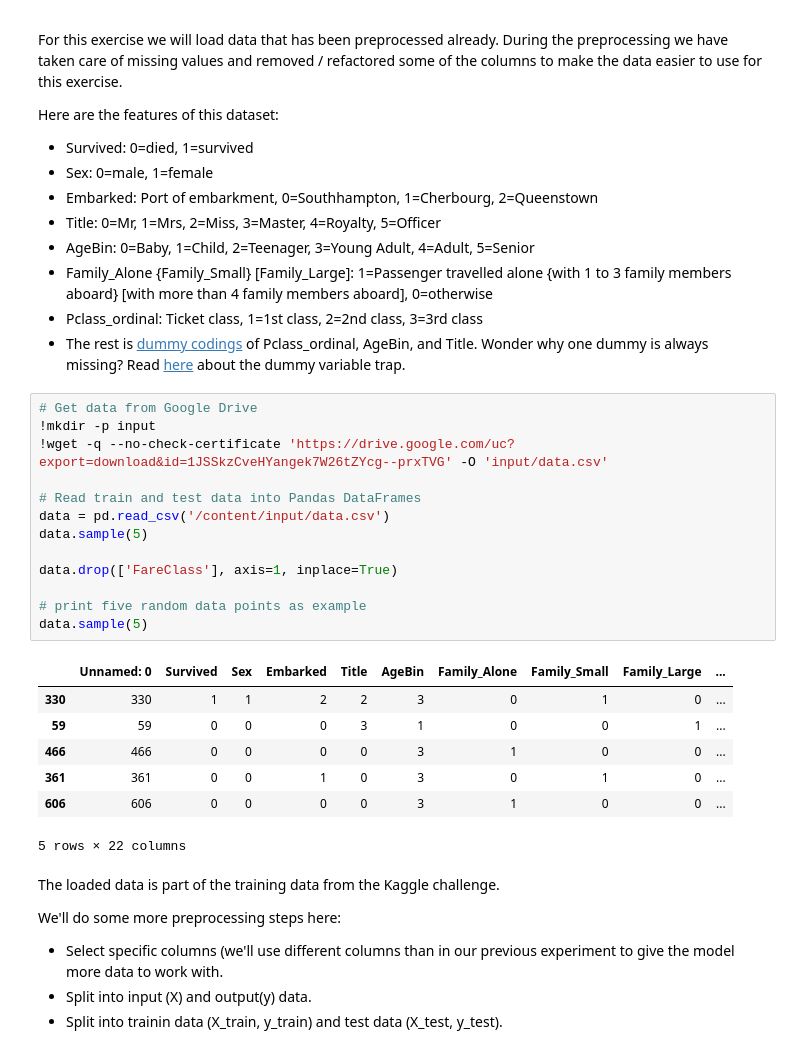
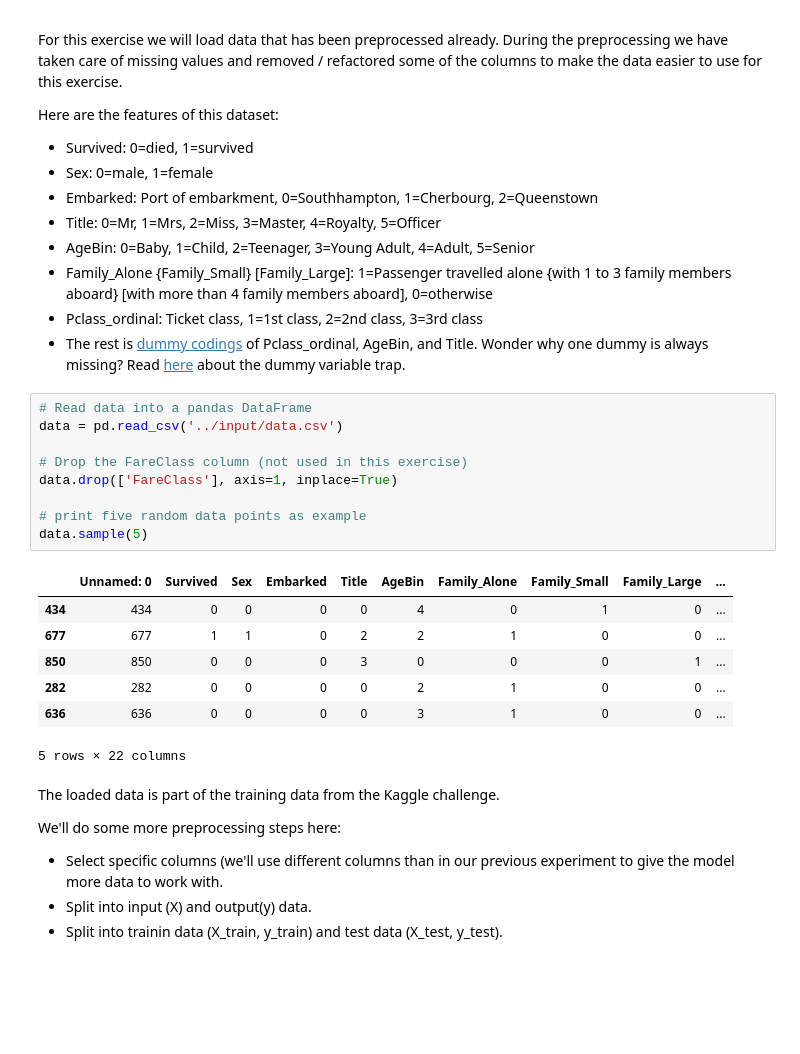
Before and after one commit to carl-castell/ai_basics, a Jupyter notebook: notebooks/Titanic_Challenge - extended.ipynb, the cells around one changed output. Drawn from its saved outputs; the diff is of its cells as text; blank space fills up the shorter version.

```diff
--- a/notebooks/Titanic_Challenge - extended.ipynb
+++ b/notebooks/Titanic_Challenge - extended.ipynb
@@ -60,27 +62,23 @@ Here are the features of this dataset:
 * Family_Alone {Family_Small} [Family_Large]: 1=Passenger travelled alone {with 1 to 3 family members aboard} [with more than 4 family members aboard], 0=otherwise
 * Pclass_ordinal: Ticket class, 1=1st class, 2=2nd class, 3=3rd class
 * The rest is [dummy codings](https://en.wikiversity.org/wiki/Dummy_variable_(statistics)) of Pclass_ordinal, AgeBin, and Title. Wonder why one dummy is always missing? Read [here](https://www.algosome.com/articles/dummy-variable-trap-regression.html) about the dummy variable trap.
-# %%
-# Get data from Google Drive
-!mkdir -p input
-!wget -q --no-check-certificate 'https://drive.google.com/uc?export=download&id=1JSSkzCveHYangek7W26tZYcg--prxTVG' -O 'input/data.csv'
-
-# Read train and test data into Pandas DataFrames
-data = pd.read_csv('/content/input/data.csv')
-data.sample(5)
-
-data.drop(['FareClass'], axis=1, inplace=True)
-
-# print five random data points as example
-data.sample(5)
-# %% [output]
-|  | Unnamed: 0 | Survived | Sex | Embarked | Title | AgeBin | Family_Alone | Family_Small | Family_Large | ... |
-| 330 | 330 | 1 | 1 | 2 | 2 | 3 | 0 | 1 | 0 | ... |
-| 59 | 59 | 0 | 0 | 0 | 3 | 1 | 0 | 0 | 1 | ... |
-| 466 | 466 | 0 | 0 | 0 | 0 | 3 | 1 | 0 | 0 | ... |
-| 361 | 361 | 0 | 0 | 1 | 0 | 3 | 0 | 1 | 0 | ... |
-| 606 | 606 | 0 | 0 | 0 | 0 | 3 | 1 | 0 | 0 | ... |
-5 rows × 22 columns
+# %%
+# Read data into a pandas DataFrame
+data = pd.read_csv('../input/data.csv')
+
+# Drop the FareClass column (not used in this exercise)
+data.drop(['FareClass'], axis=1, inplace=True)
+
+# print five random data points as example
+data.sample(5)
+# %% [output]
+|  | Unnamed: 0 | Survived | Sex | Embarked | Title | AgeBin | Family_Alone | Family_Small | Family_Large | ... |
+| 434 | 434 | 0 | 0 | 0 | 0 | 4 | 0 | 1 | 0 | ... |
+| 677 | 677 | 1 | 1 | 0 | 2 | 2 | 1 | 0 | 0 | ... |
+| 850 | 850 | 0 | 0 | 0 | 3 | 0 | 0 | 0 | 1 | ... |
+| 282 | 282 | 0 | 0 | 0 | 0 | 2 | 1 | 0 | 0 | ... |
+| 636 | 636 | 0 | 0 | 0 | 0 | 3 | 1 | 0 | 0 | ... |
+5 rows × 22 columns
 # %% [markdown]
 The loaded data is part of the training data from the Kaggle challenge.
 
```
Also changed, not shown: parts of 4 cells of this notebook, 1 other file.
